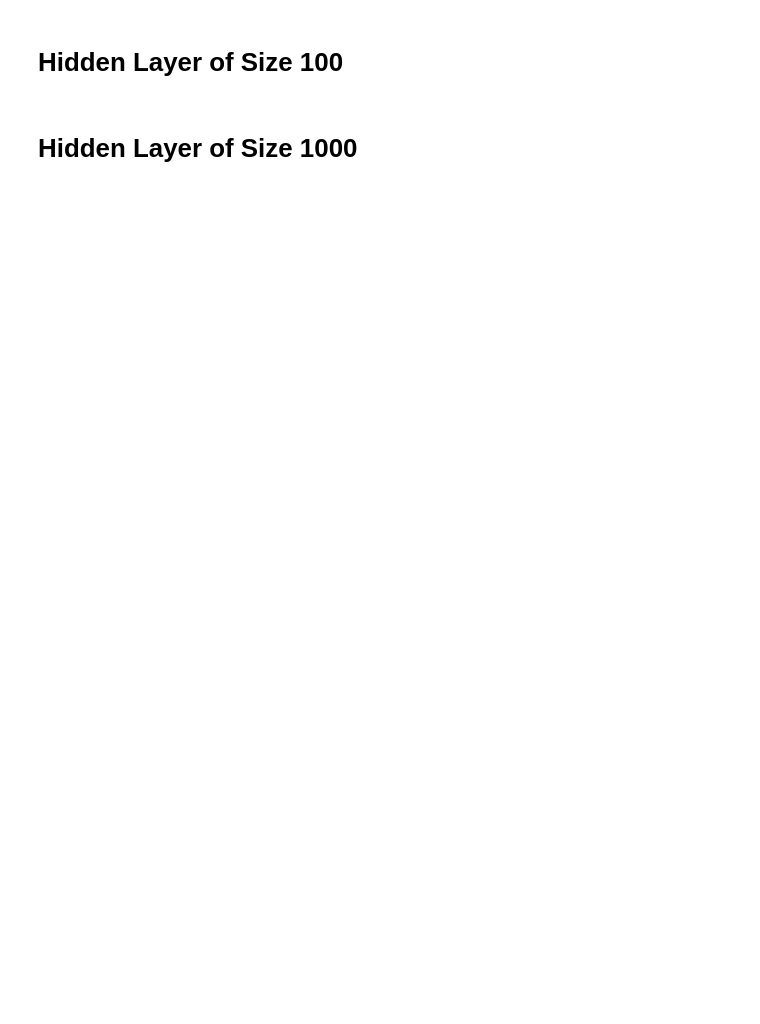
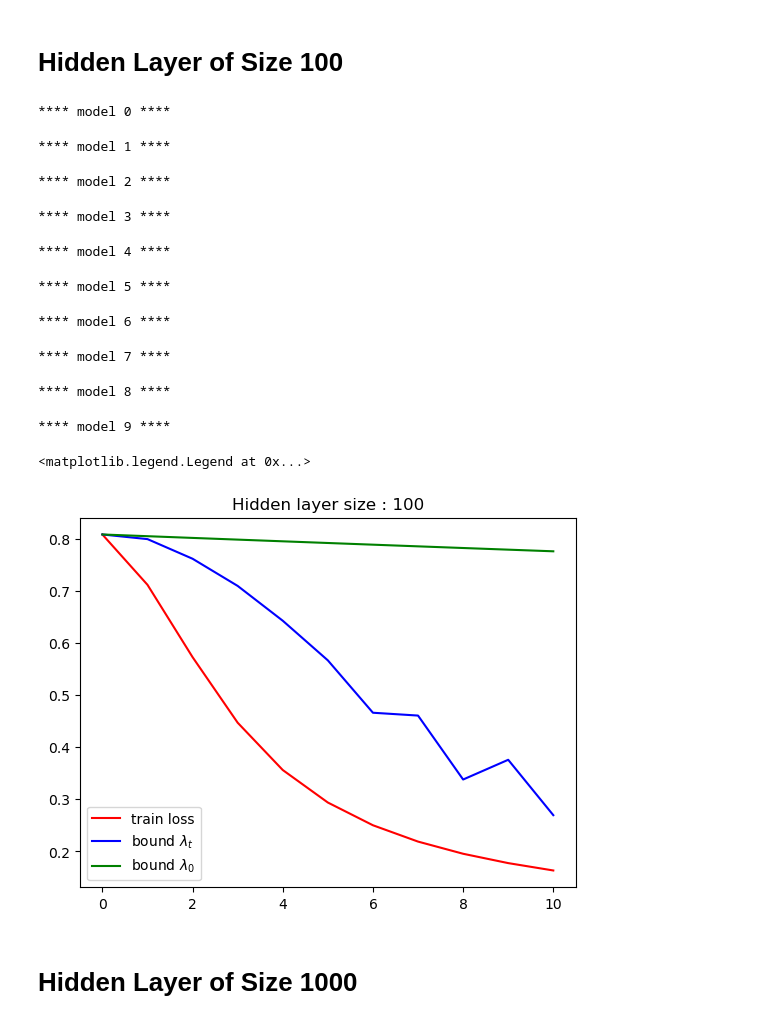
Before and after one commit to vilhess/NTK, a Jupyter notebook: loss_bound/mnist/fcnn.ipynb, the cells around one changed output. Cells and saved outputs as stored; diff of their text form; code cells hidden in the pictures; blank space fills up the shorter version.

```diff
--- a/loss_bound/mnist/fcnn.ipynb
+++ b/loss_bound/mnist/fcnn.ipynb
@@ -149,6 +154,7 @@ for i in range(10):
 
         running_loss = 0
         for i, (inputs, targets) in enumerate(trainloader):
+            inputs, targets = inputs.to(DEVICE), targets.to(DEVICE)
             preds = model(inputs)
             loss = criterion(preds, targets)
             optimizer.zero_grad()
@@ -156,36 +162,49 @@ for i in range(10):
             optimizer.step()
             running_loss+=loss.item()
         pbar.set_description(f"Epoch : {epoch+1} : loss {running_loss}")
 
         model.eval()
-        lambda_min, classes = compute_score(model, trainset)
+        lambda_min, classes = compute_score(model, trainset, device=DEVICE)
 
         full_score = 0
         borne_timesteps = 0
         borne_lambda0 = 0
 
         for c in classes:
             score_c = sum((1 - F.softmax(model(class_to_data[c]), dim=1)[:,c])**2)
             full_score+=score_c
 
         borne_timesteps = np.exp(-lambda_min*(epoch+1))*full_score_init.detach()
         borne_lambda0 = np.exp(-lambda_min_init*(epoch+1))*full_score_init.detach()
 
         full_score = full_score.item()/len(trainset)
-        records_borne_timesteps.append(borne_timesteps)
-        records_borne_lambda0.append(borne_lambda0)
+        records_borne_timesteps.append(borne_timesteps.item())
+        records_borne_lambda0.append(borne_lambda0.item())
         records_loss_exp.append(full_score)
         records_loss.append(running_loss)
 
     all_losses_100.append(records_loss_exp)
     all_borne_finie_100.append(records_borne_timesteps)
     all_borne_infinie_100.append(records_borne_lambda0)
 
 plt.plot(np.mean(all_losses_100, axis=0), c="red", label="train loss")
 plt.plot(np.mean(all_borne_finie_100, axis=0), c="blue", label="bound $\lambda_t$")
 plt.plot(np.mean(all_borne_infinie_100, axis=0), c="green", label="bound $\lambda_0$")
 plt.title('Hidden layer size : 100')
 plt.legend()
+# %% [output]
+**** model 0 ****
+**** model 1 ****
+**** model 2 ****
+**** model 3 ****
+**** model 4 ****
+**** model 5 ****
+**** model 6 ****
+**** model 7 ****
+**** model 8 ****
+**** model 9 ****
+<matplotlib.legend.Legend at 0x...>
+[figure, added]
 # %% [markdown]
 # Hidden Layer of Size 1000
 # %%
```
Also changed, not shown: parts of 3 cells of this notebook, 1 other file.
